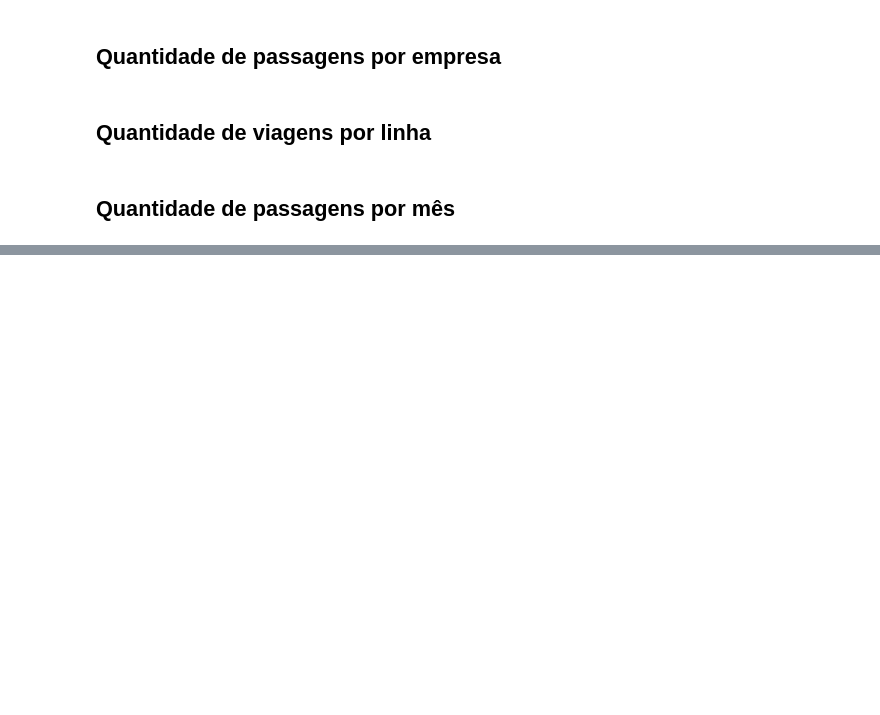
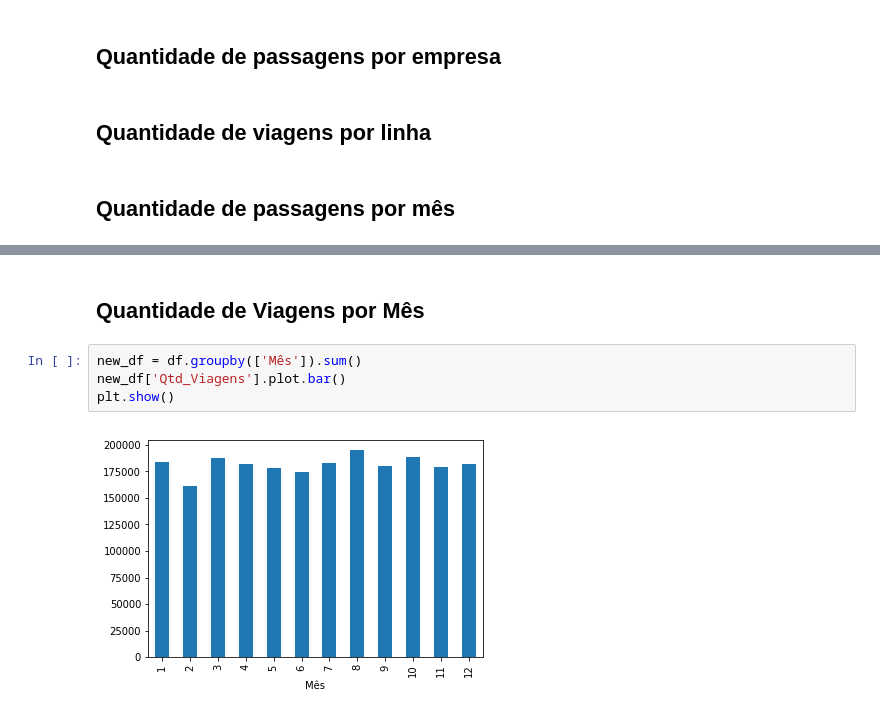
Before and after one commit to georgemaia/dadosabertos-mobilidade-rn-natal, a Jupyter notebook: Bilhetagem_Eletrônica-2018-Analitico.ipynb, the cells around one changed output, grey strips where cells are left out. Drawn from its saved outputs; the diff is of its cells as text; blank space fills up the shorter version.

```diff
--- a/Bilhetagem_Eletrônica-2018-Analitico.ipynb
+++ b/Bilhetagem_Eletrônica-2018-Analitico.ipynb
@@ -123,0 +145,8 @@ len(linhas)
+# %% [markdown]
+## Quantidade de Viagens por Mês
+# %%
+new_df = df.groupby(['Mês']).sum()
+new_df['Qtd_Viagens'].plot.bar()
+plt.show()
+# %% [output]
+[figure, added]
```
Also changed, not shown: parts of 8 cells of this notebook.
